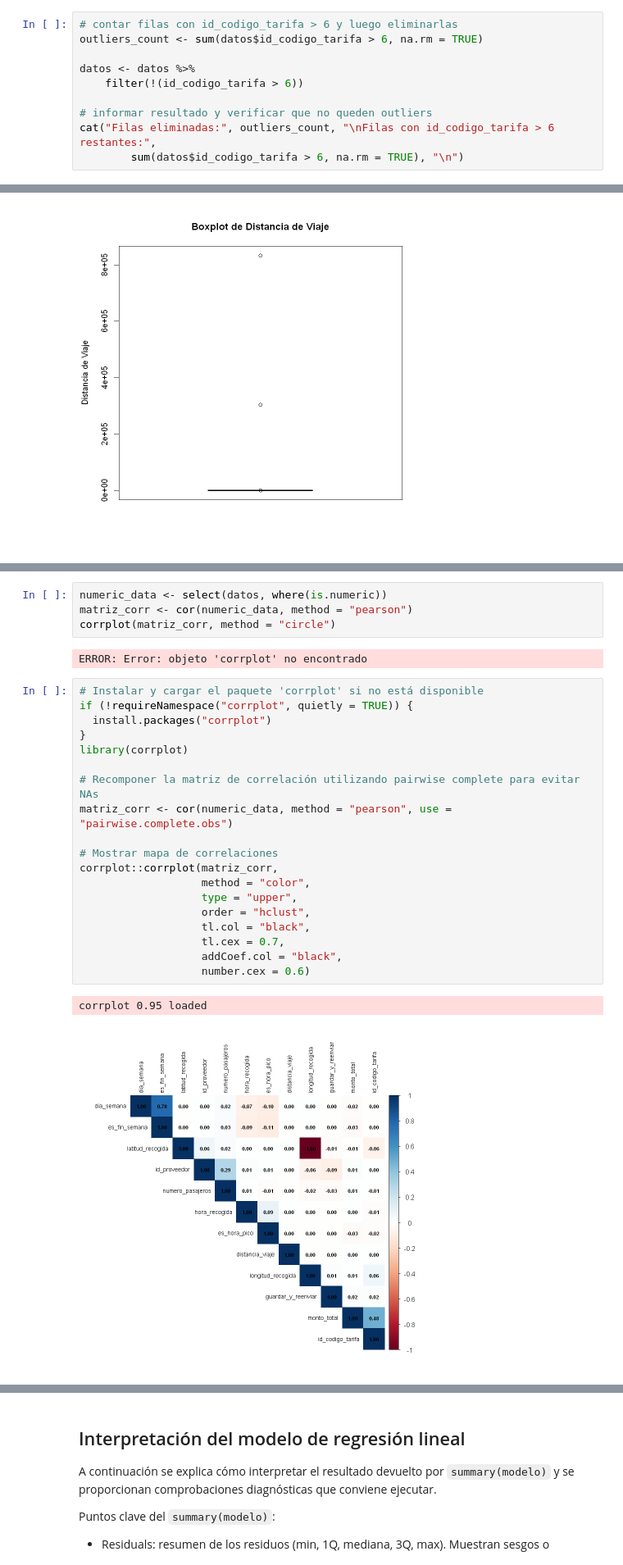
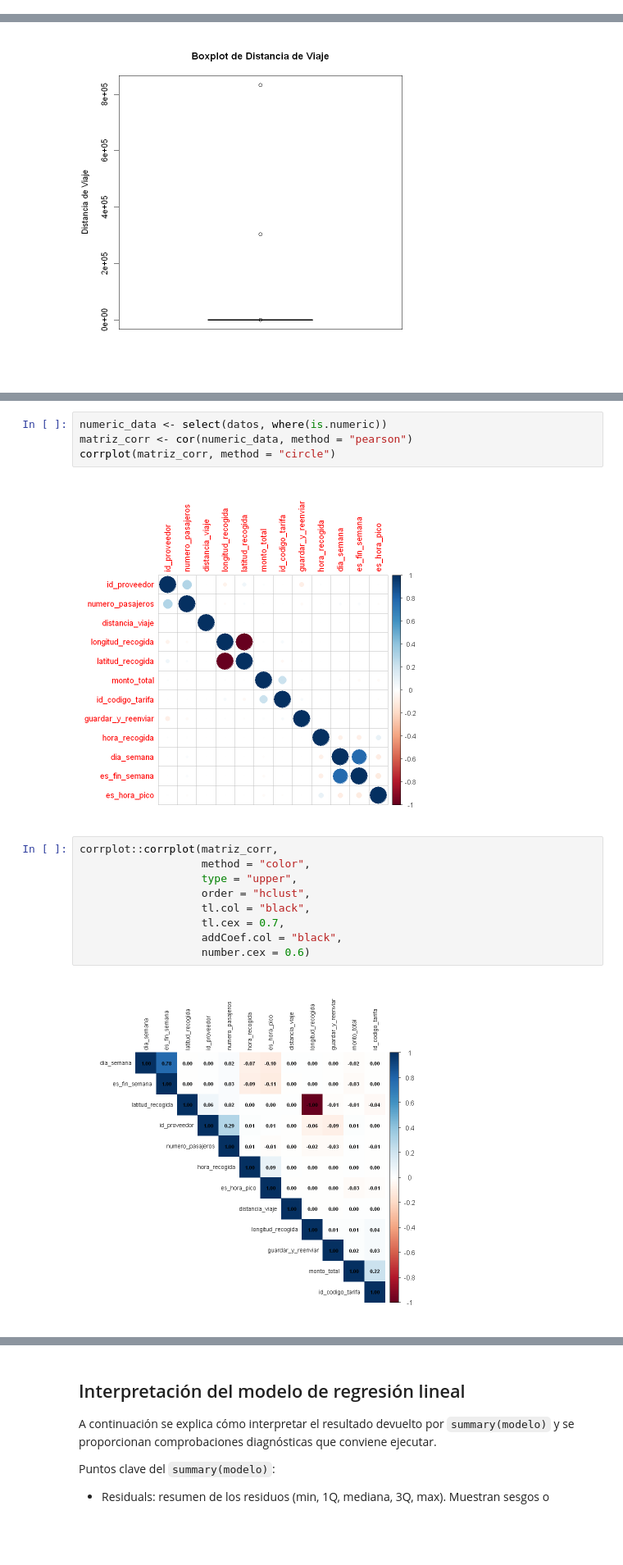
Before and after one commit to RosariosTijeras/Autonomos-Modelamiento, a Jupyter notebook: Autonomos/Autonomo_2/R_Notebooks/analisis.ipynb, the cells around one changed output, grey strips where cells are left out. Shown at 82% size. Cells and saved outputs as stored; diff of their text form; blank space fills up the shorter version.

```diff
--- a/Autonomos/Autonomo_2/R_Notebooks/analisis.ipynb
+++ b/Autonomos/Autonomo_2/R_Notebooks/analisis.ipynb
@@ -531,10 +481,0 @@ A tibble: 12 × 12
-# %%
-# contar filas con id_codigo_tarifa > 6 y luego eliminarlas
-outliers_count <- sum(datos$id_codigo_tarifa > 6, na.rm = TRUE)
-
-datos <- datos %>%
-    filter(!(id_codigo_tarifa > 6))
-
-# informar resultado y verificar que no queden outliers
-cat("Filas eliminadas:", outliers_count, "\nFilas con id_codigo_tarifa > 6 restantes:",
-        sum(datos$id_codigo_tarifa > 6, na.rm = TRUE), "\n")
@@ -773,27 +758,16 @@ numeric_data <- select(datos, where(is.numeric))
 matriz_corr <- cor(numeric_data, method = "pearson")
 corrplot(matriz_corr, method = "circle")
 # %% [output]
-ERROR: Error: objeto 'corrplot' no encontrado
+[figure, added]
 # %%
-# Instalar y cargar el paquete 'corrplot' si no está disponible
-if (!requireNamespace("corrplot", quietly = TRUE)) {
-  install.packages("corrplot")
-}
-library(corrplot)
-
-# Recomponer la matriz de correlación utilizando pairwise complete para evitar NAs
-matriz_corr <- cor(numeric_data, method = "pearson", use = "pairwise.complete.obs")
-
-# Mostrar mapa de correlaciones
 corrplot::corrplot(matriz_corr,
                    method = "color",
                    type = "upper",
                    order = "hclust",
                    tl.col = "black",
                    tl.cex = 0.7,
                    addCoef.col = "black",
                    number.cex = 0.6)
 # %% [output]
-corrplot 0.95 loaded
-[figure, old version]
+[figure, new version]
 # %%
```
Also changed, not shown: parts of 31 cells of this notebook.
